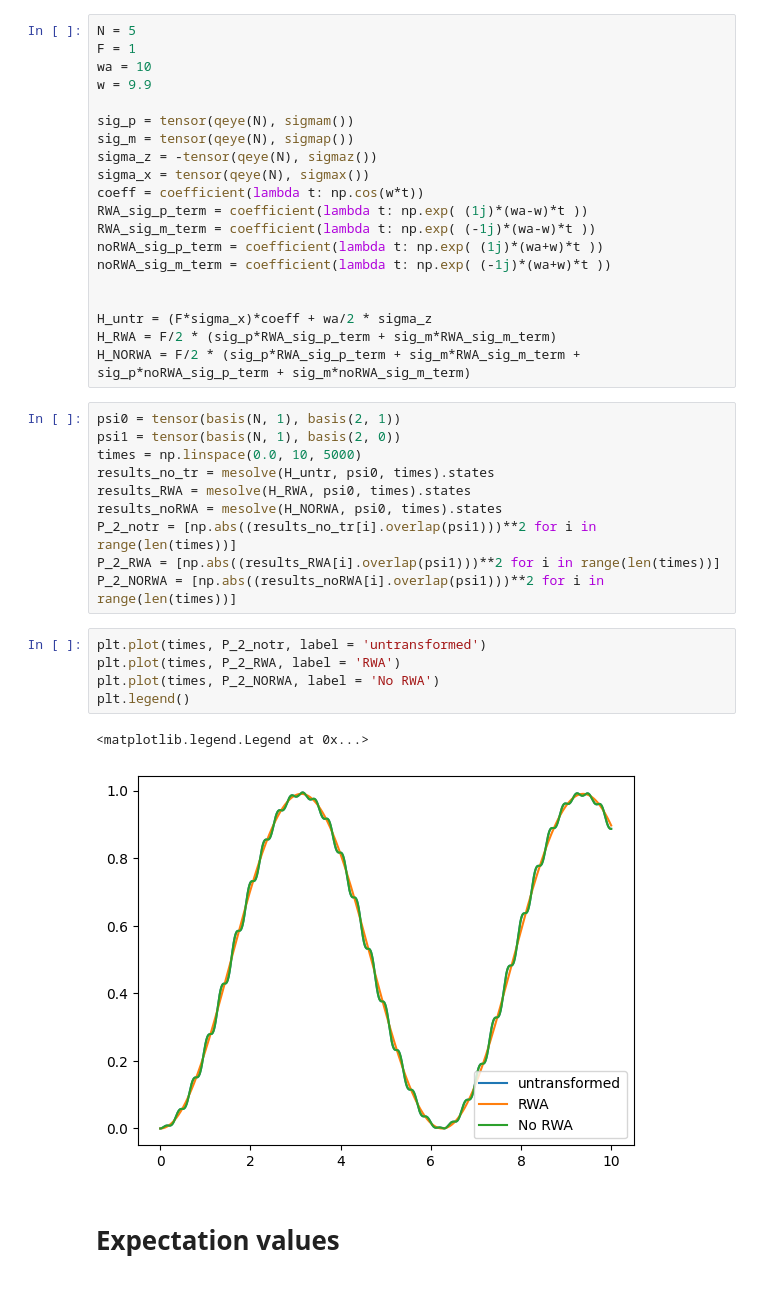
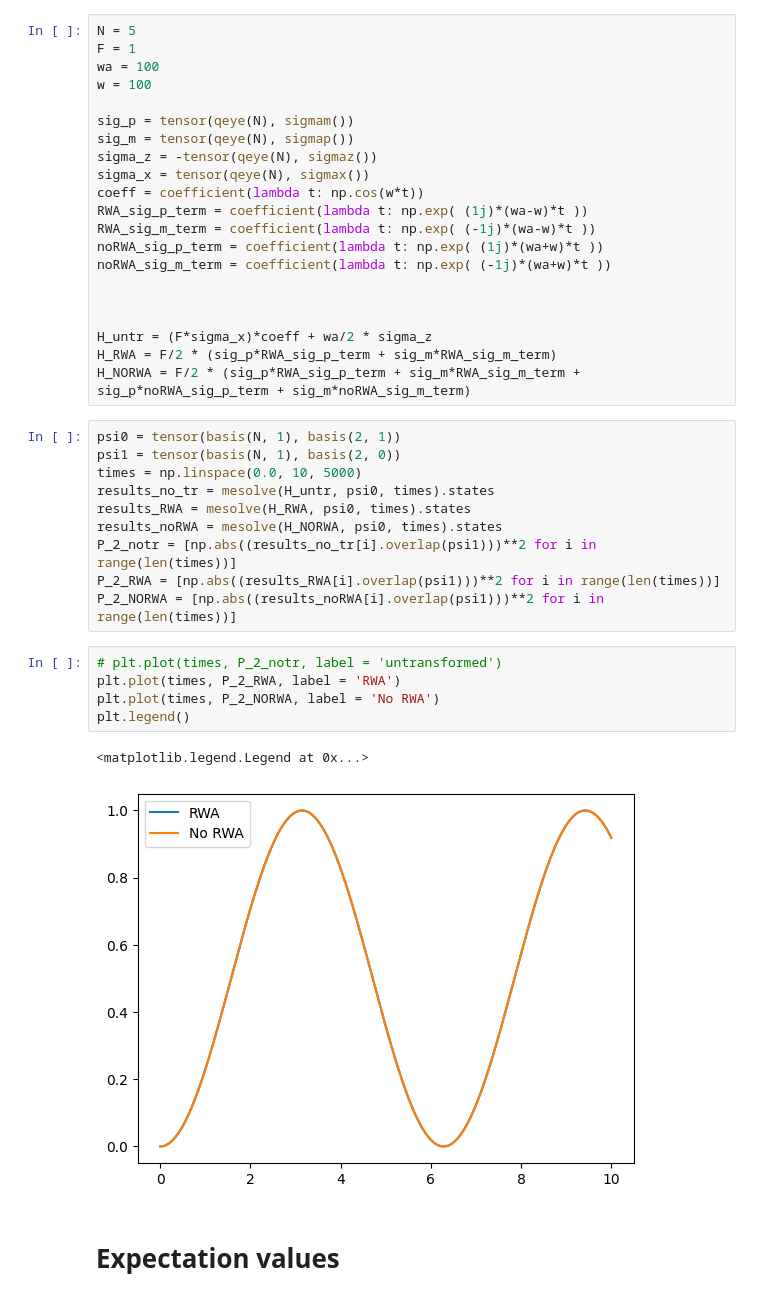
Before and after one commit to Pablo-The-Squirell/Simplest-JC-Model-E-state-Finder, a Jupyter notebook: Codes/Driving_2level.ipynb, the cells around one changed output. Cells and saved outputs as stored; diff of their text form.

```diff
--- a/Codes/Driving_2level.ipynb
+++ b/Codes/Driving_2level.ipynb
@@ -63,8 +63,8 @@ plt.plot(times, P_2_noRWA)
 # %%
 N = 5
 F = 1
-wa = 10
-w = 9.9
+wa = 100
+w = 100
 
 sig_p = tensor(qeye(N), sigmam())
 sig_m = tensor(qeye(N), sigmap())
@@ -77,6 +77,7 @@ noRWA_sig_p_term = coefficient(lambda t: np.exp( (1j)*(wa+w)*t ))
 noRWA_sig_m_term = coefficient(lambda t: np.exp( (-1j)*(wa+w)*t ))
 
 
+
 H_untr = (F*sigma_x)*coeff + wa/2 * sigma_z
 H_RWA = F/2 * (sig_p*RWA_sig_p_term + sig_m*RWA_sig_m_term)
 H_NORWA = F/2 * (sig_p*RWA_sig_p_term + sig_m*RWA_sig_m_term + sig_p*noRWA_sig_p_term + sig_m*noRWA_sig_m_term)
@@ -91,13 +92,13 @@ P_2_notr = [np.abs((results_no_tr[i].overlap(psi1)))**2 for i in range(len(times
 P_2_RWA = [np.abs((results_RWA[i].overlap(psi1)))**2 for i in range(len(times))]
 P_2_NORWA = [np.abs((results_noRWA[i].overlap(psi1)))**2 for i in range(len(times))]
 # %%
-plt.plot(times, P_2_notr, label = 'untransformed')
+# plt.plot(times, P_2_notr, label = 'untransformed')
 plt.plot(times, P_2_RWA, label = 'RWA')
 plt.plot(times, P_2_NORWA, label = 'No RWA')
 plt.legend()
 # %% [output]
 <matplotlib.legend.Legend at 0x...>
-[figure, old version]
+[figure, new version]
 # %% [markdown]
 # Expectation values
 # %%
```
Also changed, not shown: parts of 4 cells of this notebook, 2 other files.
